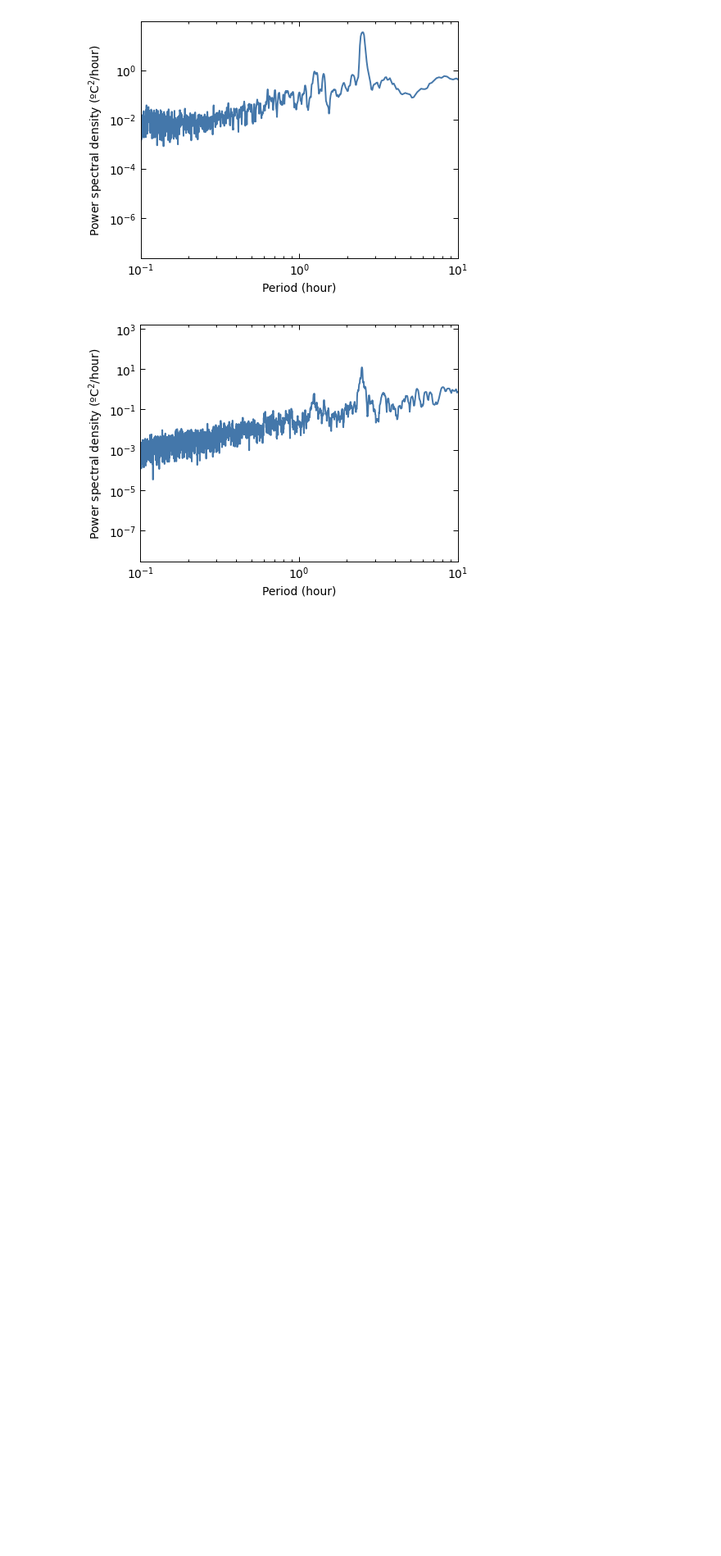
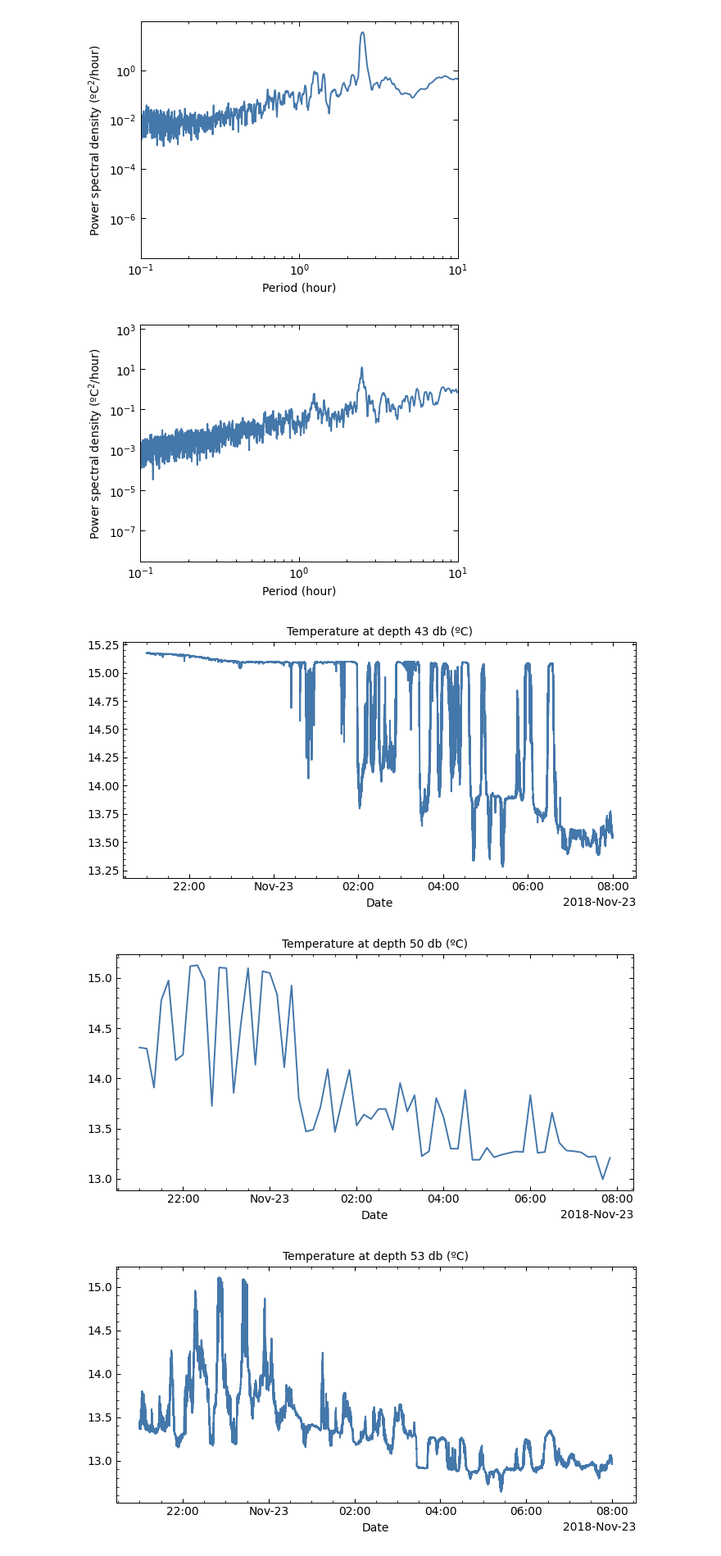
Before and after one commit to manufrn/TFG, a Jupyter notebook: notebooks/AGL_20181116_harmonic_analysis_utide.ipynb, the cells around one changed output. Shown at 82% size. Saved outputs shown, nothing was run; the diff lists cells and outputs as text; code cells hidden in the pictures; blank space fills up the shorter version.

```diff
--- a/notebooks/AGL_20181116_harmonic_analysis_utide.ipynb
+++ b/notebooks/AGL_20181116_harmonic_analysis_utide.ipynb
@@ -149,3 +149,17 @@ freqs, power, psd = spectrum(temp[10], dt, n_smooth)
 plot_spectrum(freqs, psd, 'hour', lims=(10**-1, 10))
 # %% [output]
 [figure]
+# %%
+df = load_SHDR_fit('optimal_server_fit/AGL_20181116_fit_fci.csv')
+# %%
+date_1 = datetime(2018, 11, 22, 21)
+date_2 = datetime(2018, 11, 23, 8)
+plot_thermistor_temperature(temp, pres, date, 5, lims=[date_1, date_2])
+plot_thermistor_temperature(temp, pres, date, 6, lims=[date_1, date_2])
+plot_thermistor_temperature(temp, pres, date, 7, lims=[date_1, date_2])
+plot_thermistor_temperature(temp, pres, date, 8, lims=[date_1, date_2])
+plot_fit_variable(df, 'D1', lims=[date_1, date_2])
+# %% [output]
+[figure, added]
+[figure, added]
+[figure, added]
```
Also changed, not shown: parts of 6 cells of this notebook, 5 other files.
